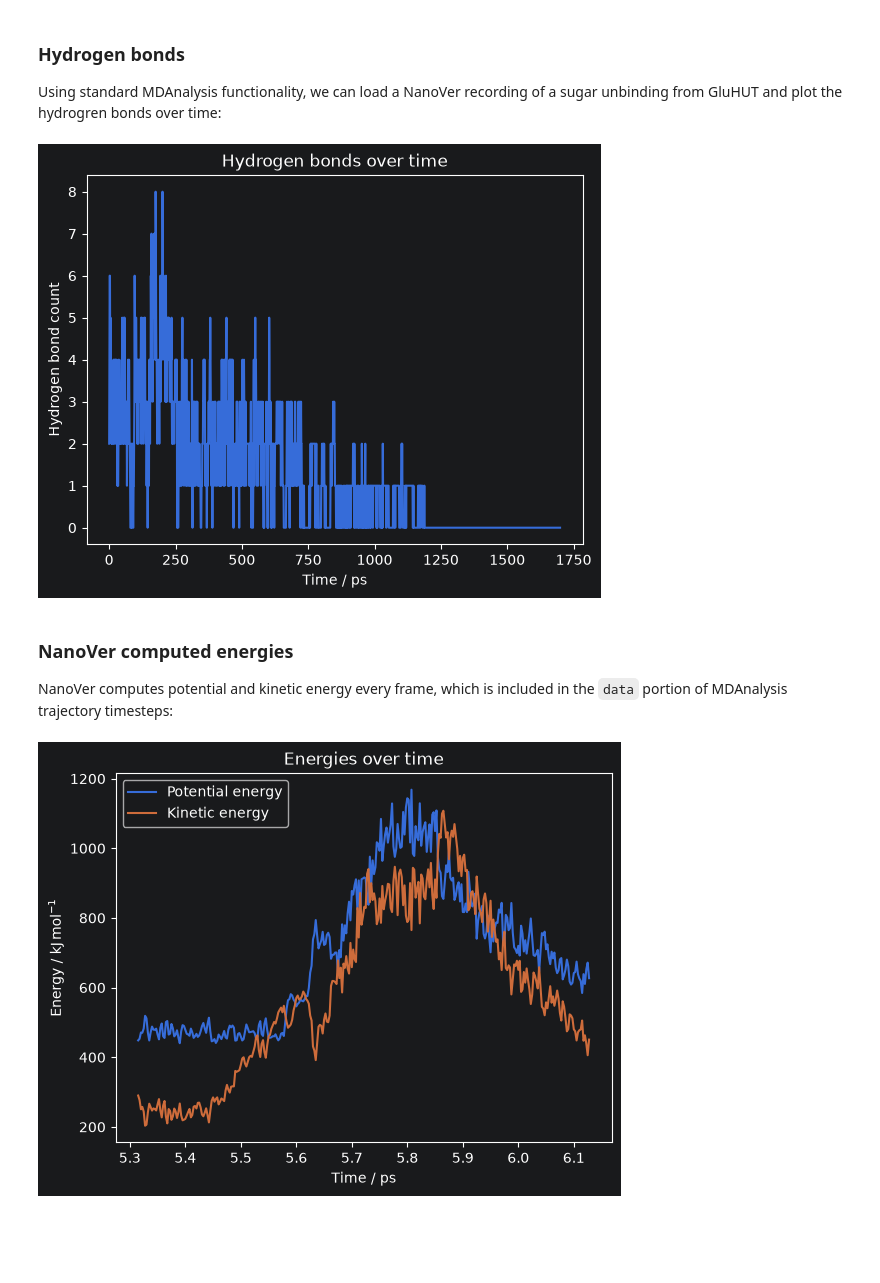
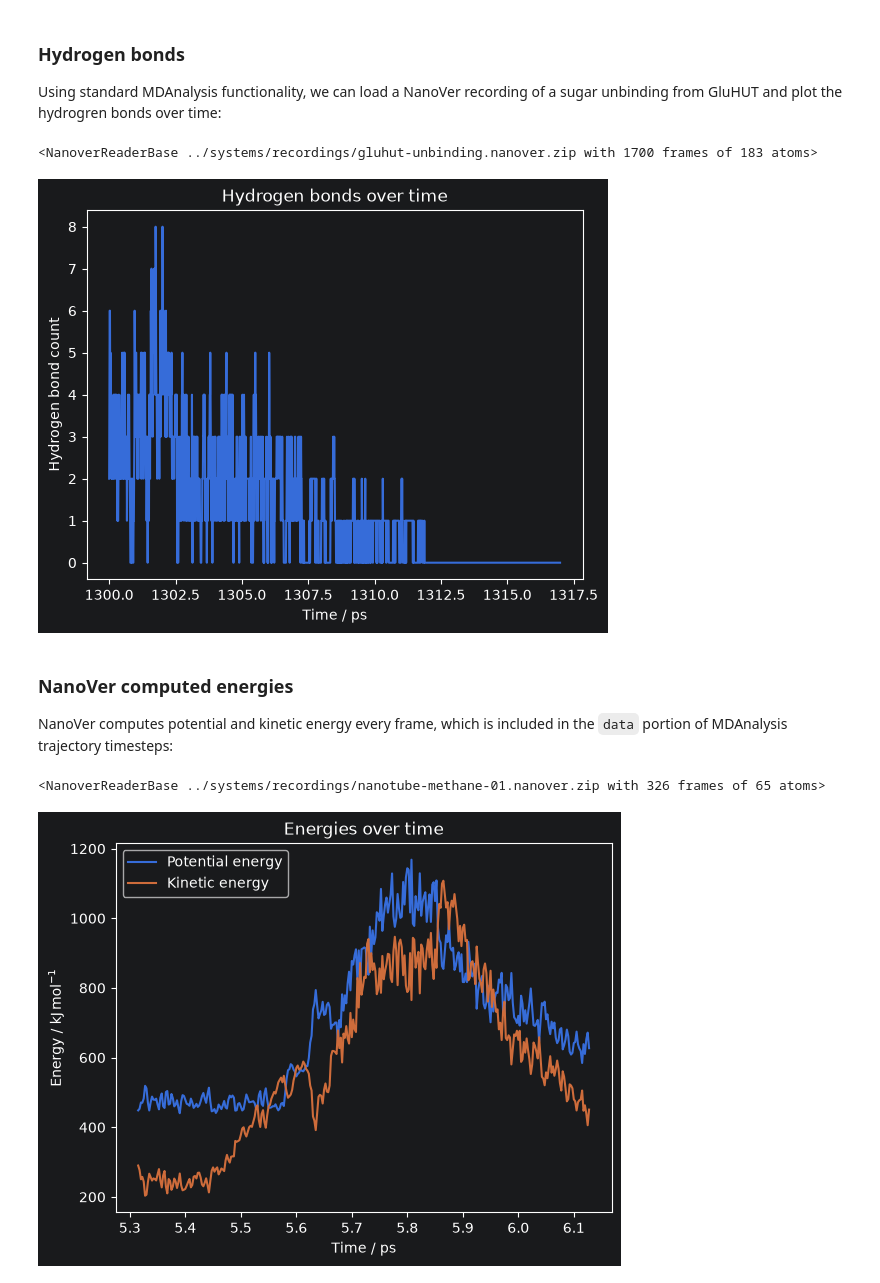
Before and after one commit to IRL2/nanover-server-py, a Jupyter notebook: tutorials/0. basics/session_recording_for_mdanalysis.ipynb, the cells around one changed output. Drawn from its saved outputs; the diff is of its cells as text; code cells hidden in the pictures; blank space fills up the shorter version.

Commit message:
fix time plot + cleanup

```diff
--- a/tutorials/0. basics/session_recording_for_mdanalysis.ipynb
+++ b/tutorials/0. basics/session_recording_for_mdanalysis.ipynb
@@ -45,6 +45,9 @@ Using standard MDAnalysis functionality, we can load a NanoVer recording of a su
 from nanover.mdanalysis import universes_from_recording
 
 gluhut = universes_from_recording("../systems/recordings/gluhut-unbinding.nanover.zip")[0]
+gluhut.trajectory
+# %% [output]
+<NanoverReaderBase ../systems/recordings/gluhut-unbinding.nanover.zip with 1700 frames of 183 atoms>
 # %%
 DONORS = "resid 1 and name N* O*"
 HYDROGENS = "resid 1 and name H*"
@@ -60,17 +63,18 @@ hbonds = HBA(
 )
 hbonds.run()
 
-counts = hbonds.count_by_time()
+T = [ts.time for ts in gluhut.trajectory]
+COUNT = hbonds.count_by_time()
 # %%
 import matplotlib.pyplot as plt
 
-plt.plot(counts)
+plt.plot(T, COUNT)
 plt.xlabel("Time / ps")
 plt.ylabel("Hydrogen bond count")
 plt.title("Hydrogen bonds over time")
 plt.show()
 # %% [output]
-[figure, old version]
+[figure, new version]
 # %% [markdown]
 ### NanoVer computed energies
 
@@ -79,6 +83,9 @@ NanoVer computes potential and kinetic energy every frame, which is included in
 from nanover.mdanalysis import universes_from_recording
 
 nanotube = universes_from_recording("../systems/recordings/nanotube-methane-01.nanover.zip")[0]
+nanotube.trajectory
+# %% [output]
+<NanoverReaderBase ../systems/recordings/nanotube-methane-01.nanover.zip with 326 frames of 65 atoms>
 # %%
 T = [ts.time for ts in nanotube.trajectory]
 PE = [ts.data["energy.potential"] for ts in nanotube.trajectory]
```
